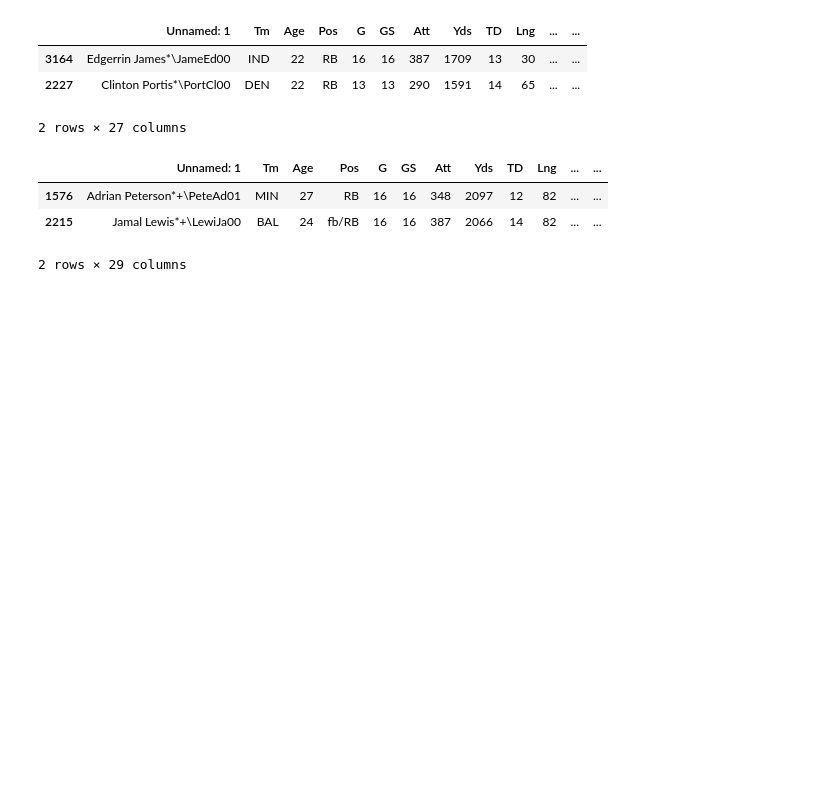
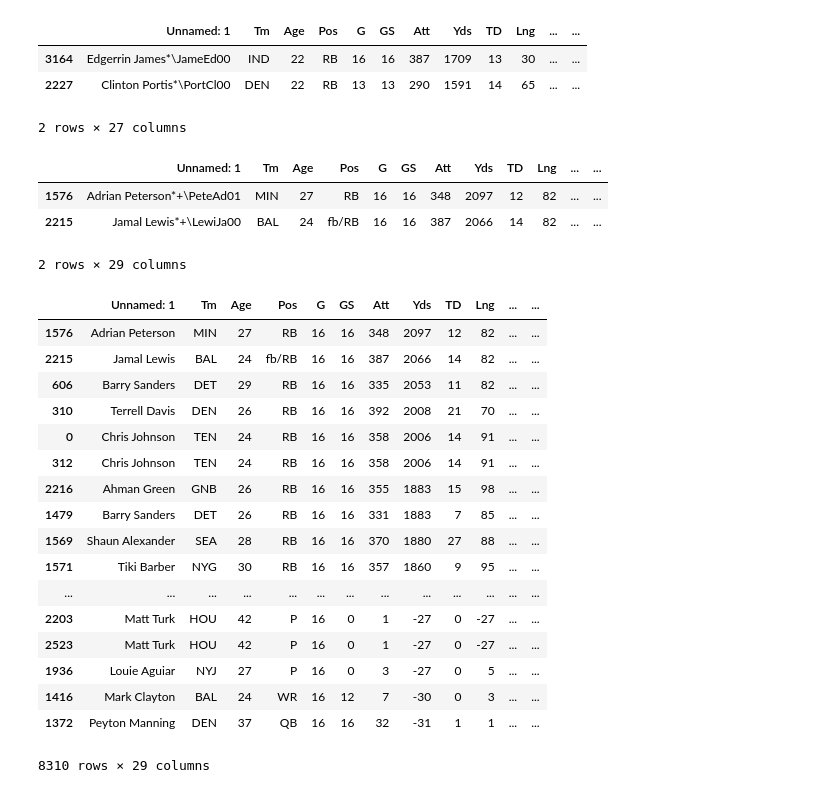
Before and after one commit to Sshetty2/byte, a Jupyter notebook: week2/Octonauts_inclass_W2D2.ipynb, the cells around one changed output. Saved outputs shown, nothing was run; the diff lists cells and outputs as text; code cells hidden in the pictures; blank space fills up the shorter version.

```diff
--- a/week2/Octonauts_inclass_W2D2.ipynb
+++ b/week2/Octonauts_inclass_W2D2.ipynb
@@ -85 +82,46 @@ df.head(2)
+# %%
+def name_split(name):
+    name = name.split('\\')[0]
+    return name
+
+df['Unnamed: 1'] = df.apply(lambda row: name_split(row['Unnamed: 1']), axis=1)
+
+
+def name_strip(name):
+ name = name.strip('*+\\')
+ return name
+
+df['Unnamed: 1'] = df.apply(lambda row: name_strip(row['Unnamed: 1']), axis=1)
+#better format the second time
+
+#df['Unnamed: 1'] = df.apply(lambda x: x['Unnamed: 1'].replace('*+\\', ''), axis=1)
+
+#df.apply(lambda x: ''.join([i for i in x['Unnamed: 1'] if not i.isdigit()]), axis = 1)
+
+df
+
+
+
+
+## TODO: Use df.apply() on our df so that our names column
+## (df['Unnamed: 1']) look human-readable like 'Firstname Lastname'
+# %% [output]
+|  | Unnamed: 1 | Tm | Age | Pos | G | GS | Att | Yds | TD | Lng | ... | ... |
+| 1576 | Adrian Peterson | MIN | 27 | RB | 16 | 16 | 348 | 2097 | 12 | 82 | ... | ... |
+| 2215 | Jamal Lewis | BAL | 24 | fb/RB | 16 | 16 | 387 | 2066 | 14 | 82 | ... | ... |
+| 606 | Barry Sanders | DET | 29 | RB | 16 | 16 | 335 | 2053 | 11 | 82 | ... | ... |
+| 310 | Terrell Davis | DEN | 26 | RB | 16 | 16 | 392 | 2008 | 21 | 70 | ... | ... |
+| 0 | Chris Johnson | TEN | 24 | RB | 16 | 16 | 358 | 2006 | 14 | 91 | ... | ... |
+| 312 | Chris Johnson | TEN | 24 | RB | 16 | 16 | 358 | 2006 | 14 | 91 | ... | ... |
+| 2216 | Ahman Green | GNB | 26 | RB | 16 | 16 | 355 | 1883 | 15 | 98 | ... | ... |
+| 1479 | Barry Sanders | DET | 26 | RB | 16 | 16 | 331 | 1883 | 7 | 85 | ... | ... |
+| 1569 | Shaun Alexander | SEA | 28 | RB | 16 | 16 | 370 | 1880 | 27 | 88 | ... | ... |
+| 1571 | Tiki Barber | NYG | 30 | RB | 16 | 16 | 357 | 1860 | 9 | 95 | ... | ... |
+| ... | ... | ... | ... | ... | ... | ... | ... | ... | ... | ... | ... | ... |
+| 2203 | Matt Turk | HOU | 42 | P | 16 | 0 | 1 | -27 | 0 | -27 | ... | ... |
+| 2523 | Matt Turk | HOU | 42 | P | 16 | 0 | 1 | -27 | 0 | -27 | ... | ... |
+| 1936 | Louie Aguiar | NYJ | 27 | P | 16 | 0 | 3 | -27 | 0 | 5 | ... | ... |
+| 1416 | Mark Clayton | BAL | 24 | WR | 16 | 12 | 7 | -30 | 0 | 3 | ... | ... |
+| 1372 | Peyton Manning | DEN | 37 | QB | 16 | 16 | 32 | -31 | 1 | 1 | ... | ... |
+8310 rows × 29 columns
 # %%
```
Also changed, not shown: parts of 4 cells of this notebook, 54 other files.
